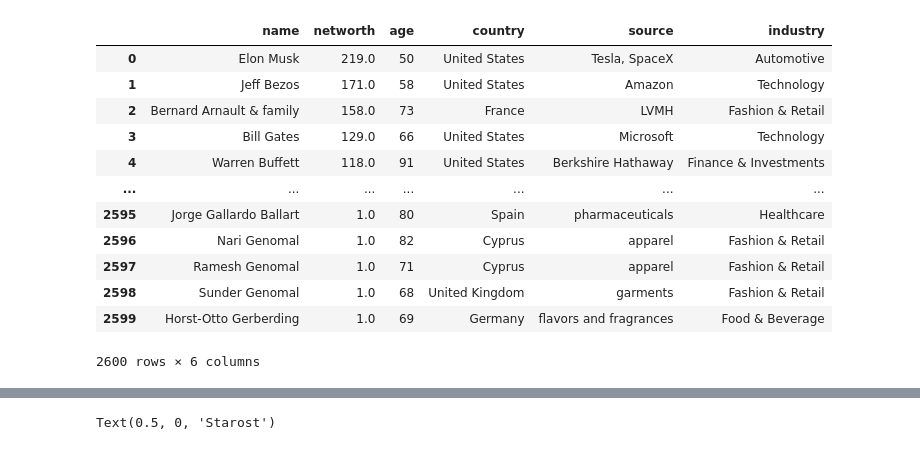
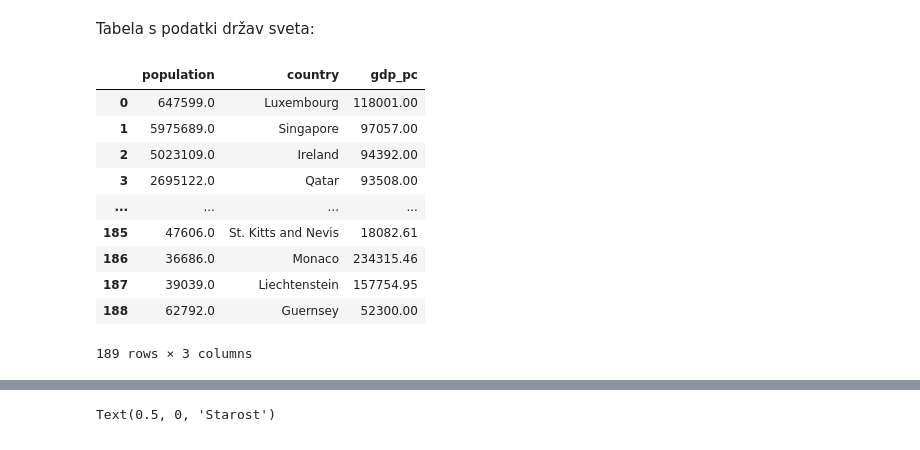
Before and after one commit to karolina-sa/Forbes-list-PROG1-projekt, a Jupyter notebook: analiza_Forbes_list.ipynb, the cells around one changed output, grey strips where cells are left out. Cells and saved outputs as stored; diff of their text form; code cells hidden in the pictures.

```diff
--- a/analiza_Forbes_list.ipynb
+++ b/analiza_Forbes_list.ipynb
@@ -8,7 +8,7 @@ import matplotlib.pyplot as plt
 import geopandas as gpd
 import folium
 import seaborn as sns
-pd.options.display.max_rows = 10
+pd.options.display.max_rows = 8
 
 %matplotlib notebook
 %matplotlib inline
@@ -15,33 +43,24 @@ pd.options.display.max_rows = 10
+# %% [markdown]
+Tabela s podatki držav sveta:
 # %%
-# forbes:
-forbes = pd.read_csv(os.path.join('Obdelani-podatki/forbes.csv'))
-forbes['name'] = forbes.name.str.replace('&amp;', '&')
-forbes['industry'] = forbes.industry.str.replace('&amp;', '&')
-forbes['age'] = forbes['age'].astype('Int64')
-forbes['networth'] = forbes['networth'].str.replace(r'$', '', regex=True).str.replace(r' B', '', regex=True).astype('float')
-
-# worldpopulation:
 drzave = pd.read_csv(os.path.join('Obdelani-podatki/worldpopulation.csv'))
-# dodajanje in popravljenje vrednosti:
+# dodajanje podatkov in popravljenje imen držav:
 drzave.loc[len(drzave.index)] = [47606,'St. Kitts and Nevis',18082.61]
 drzave.loc[len(drzave.index)] = [36686,'Monaco',234315.46]
 drzave.loc[len(drzave.index)] = [39039,'Liechtenstein',157754.95]
 drzave.loc[len(drzave.index)] = [62792,'Guernsey',52300]
 drzave['country'] = drzave['country'].replace({'Eswatini' :'Eswatini (Swaziland)',
                                                'Czech Republic' : 'Czechia'})
-
-forbes
+drzave
 # %% [output]
-|  | name | networth | age | country | source | industry |
-| 0 | Elon Musk | 219.0 | 50 | United States | Tesla, SpaceX | Automotive |
-| 1 | Jeff Bezos | 171.0 | 58 | United States | Amazon | Technology |
-| 2 | Bernard Arnault & family | 158.0 | 73 | France | LVMH | Fashion & Retail |
-| 3 | Bill Gates | 129.0 | 66 | United States | Microsoft | Technology |
-| 4 | Warren Buffett | 118.0 | 91 | United States | Berkshire Hathaway | Finance & Investments |
-| ... | ... | ... | ... | ... | ... | ... |
-| 2595 | Jorge Gallardo Ballart | 1.0 | 80 | Spain | pharmaceuticals | Healthcare |
-| 2596 | Nari Genomal | 1.0 | 82 | Cyprus | apparel | Fashion & Retail |
-| 2597 | Ramesh Genomal | 1.0 | 71 | Cyprus | apparel | Fashion & Retail |
-| 2598 | Sunder Genomal | 1.0 | 68 | United Kingdom | garments | Fashion & Retail |
-| 2599 | Horst-Otto Gerberding | 1.0 | 69 | Germany | flavors and fragrances | Food & Beverage |
+|  | population | country | gdp_pc |
+| 0 | 647599.0 | Luxembourg | 118001.00 |
+| 1 | 5975689.0 | Singapore | 97057.00 |
+| 2 | 5023109.0 | Ireland | 94392.00 |
+| 3 | 2695122.0 | Qatar | 93508.00 |
+| ... | ... | ... | ... |
+| 185 | 47606.0 | St. Kitts and Nevis | 18082.61 |
+| 186 | 36686.0 | Monaco | 234315.46 |
+| 187 | 39039.0 | Liechtenstein | 157754.95 |
+| 188 | 62792.0 | Guernsey | 52300.00 |
-2600 rows × 6 columns
+189 rows × 3 columns
```
Also changed, not shown: parts of 17 cells of this notebook.
